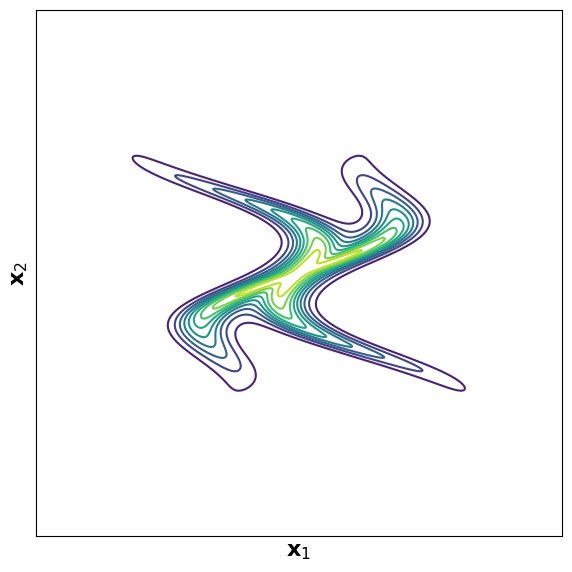
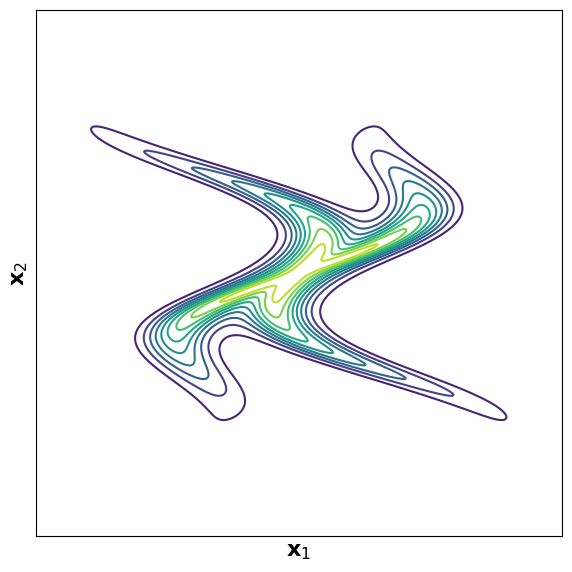
Code edit (unified diff) that turned the first committed figure into the second:
--- before
+++ after
@@ -12,6 +12,6 @@
 plt.xlabel(r'$\mathbf{x}_1$')
 plt.ylabel(r'$\mathbf{x}_2$')
-plt.xlim(-5, 5)
-plt.ylim(-5, 5)
+plt.xlim(-4, 4)
+plt.ylim(-4, 4)
 plt.xticks([])
 plt.yticks([])

Commit: minor changes